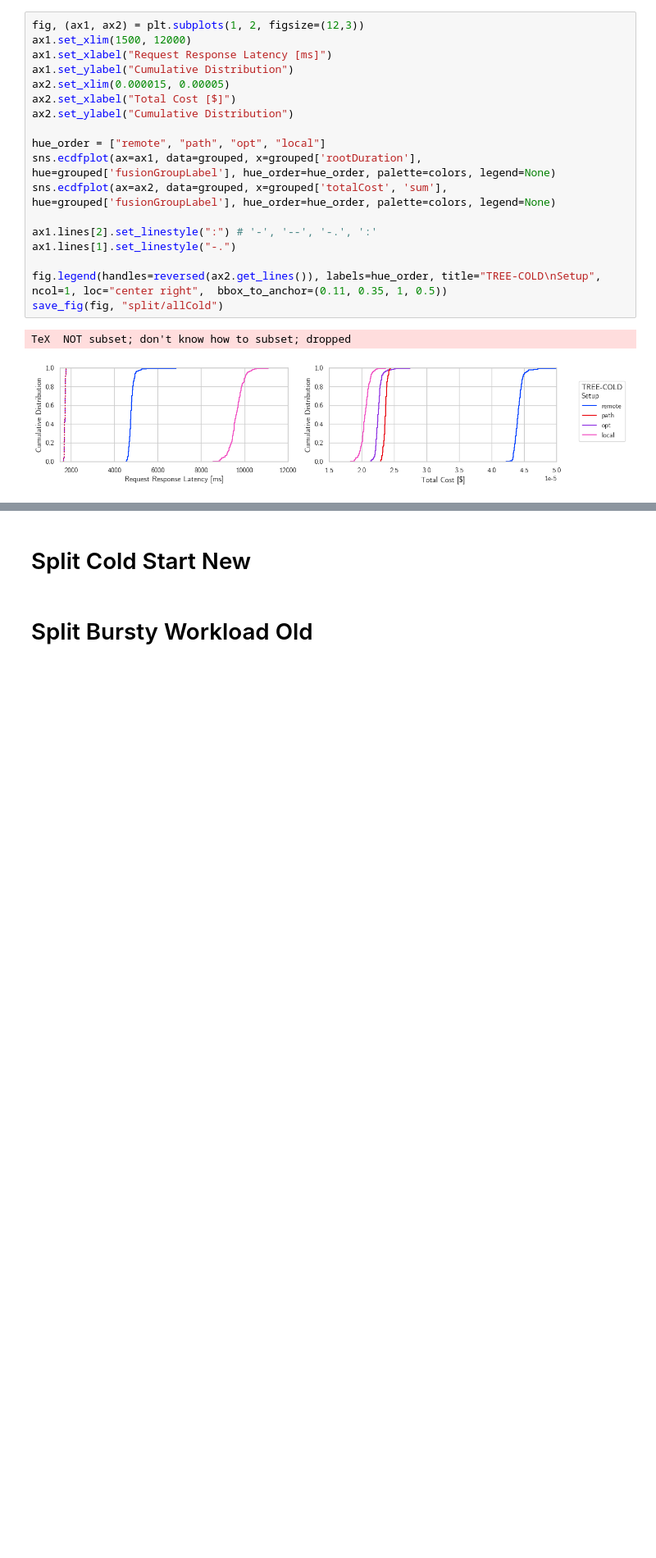
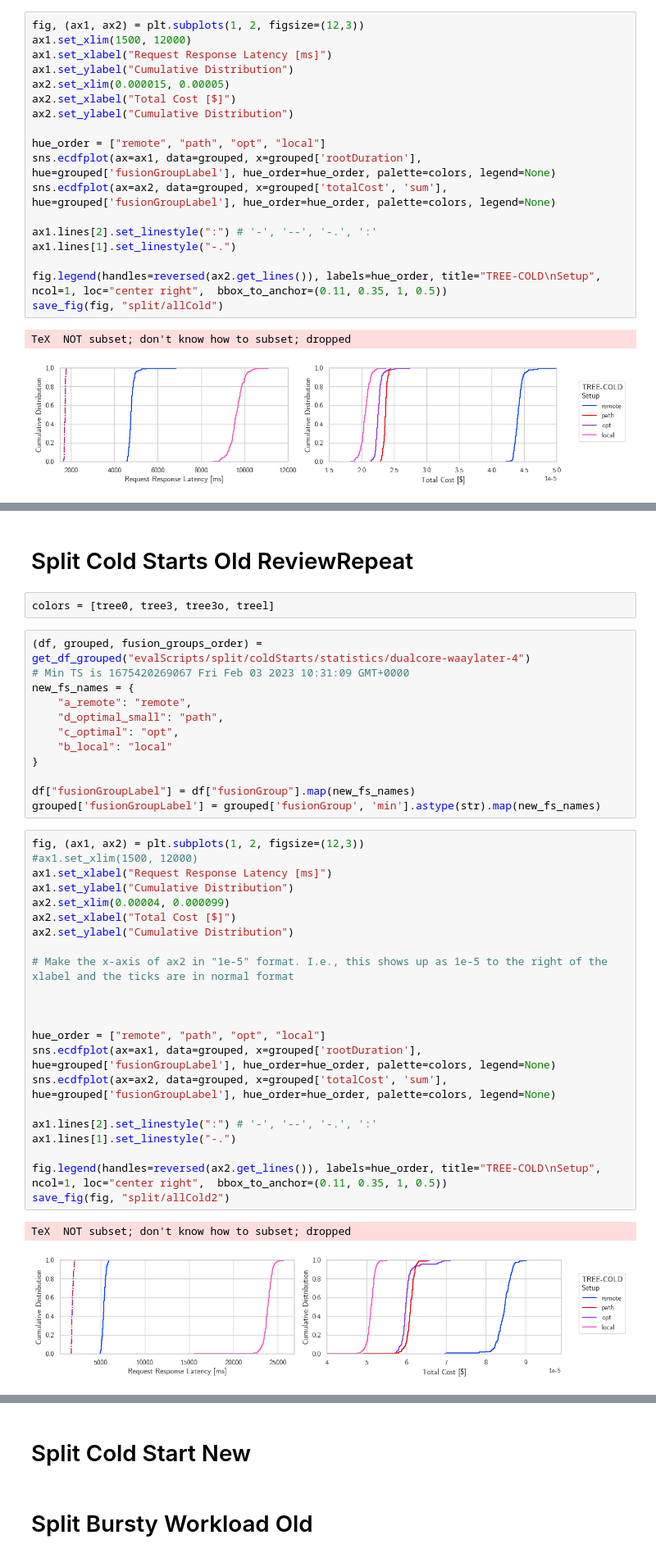
Before and after one commit to umbrellerde/functionfusion, a Jupyter notebook: statistics/extended/extendedstats.ipynb, the cells around one changed output, grey strips where cells are left out. Shown at 82% size. Cells and saved outputs as stored; diff of their text form; blank space fills up the shorter version.

```diff
--- a/statistics/extended/extendedstats.ipynb
+++ b/statistics/extended/extendedstats.ipynb
@@ -211,3 +282,44 @@ Mean: 9631.275, Confidence Interval: (9584.398984886651 / 9678.151015113348), Me
 Mean: 1718.015, Confidence Interval: (1714.3927287233794 / 1721.6372712766208), Median: 1723.0 for rootDuration
 Mean: 11081.69, Confidence Interval: (11062.181261068587 / 11101.198738931414), Median: 11086.0 for billedDuration
 Mean: 2.3640985948544003e-05, Confidence Interval: (2.3599367222253032e-05 / 2.3682604674834974e-05), Median: 2.3650180633600002e-05 for totalCost
+# %% [markdown]
+# Split Cold Starts Old ReviewRepeat
+# %%
+colors = [tree0, tree3, tree3o, treel]
+# %%
+(df, grouped, fusion_groups_order) = get_df_grouped("evalScripts/split/coldStarts/statistics/dualcore-waaylater-4")
+# Min TS is 1675420269067 Fri Feb 03 2023 10:31:09 GMT+0000
+new_fs_names = {
+    "a_remote": "remote",
+    "d_optimal_small": "path",
+    "c_optimal": "opt",
+    "b_local": "local"
+}
+
+df["fusionGroupLabel"] = df["fusionGroup"].map(new_fs_names)
+grouped['fusionGroupLabel'] = grouped['fusionGroup', 'min'].astype(str).map(new_fs_names)
+# %%
+fig, (ax1, ax2) = plt.subplots(1, 2, figsize=(12,3))
+#ax1.set_xlim(1500, 12000)
+ax1.set_xlabel("Request Response Latency [ms]")
+ax1.set_ylabel("Cumulative Distribution")
+ax2.set_xlim(0.00004, 0.000099)
+ax2.set_xlabel("Total Cost [$]")
+ax2.set_ylabel("Cumulative Distribution")
+
+# Make the x-axis of ax2 in "1e-5" format. I.e., this shows up as 1e-5 to the right of the xlabel and the ticks are in normal format
+
+
+
+hue_order = ["remote", "path", "opt", "local"]
+sns.ecdfplot(ax=ax1, data=grouped, x=grouped['rootDuration'], hue=grouped['fusionGroupLabel'], hue_order=hue_order, palette=colors, legend=None)
+sns.ecdfplot(ax=ax2, data=grouped, x=grouped['totalCost', 'sum'], hue=grouped['fusionGroupLabel'], hue_order=hue_order, palette=colors, legend=None)
+
+ax1.lines[2].set_linestyle(":") # '-', '--', '-.', ':'
+ax1.lines[1].set_linestyle("-.")
+
+fig.legend(handles=reversed(ax2.get_lines()), labels=hue_order, title="TREE-COLD\nSetup", ncol=1, loc="center right",  bbox_to_anchor=(0.11, 0.35, 1, 0.5))
+save_fig(fig, "split/allCold2")
+# %% [output]
+TeX  NOT subset; don't know how to subset; dropped
+[figure, added]
```
Also changed, not shown: parts of 21 cells of this notebook, 55 other files.
